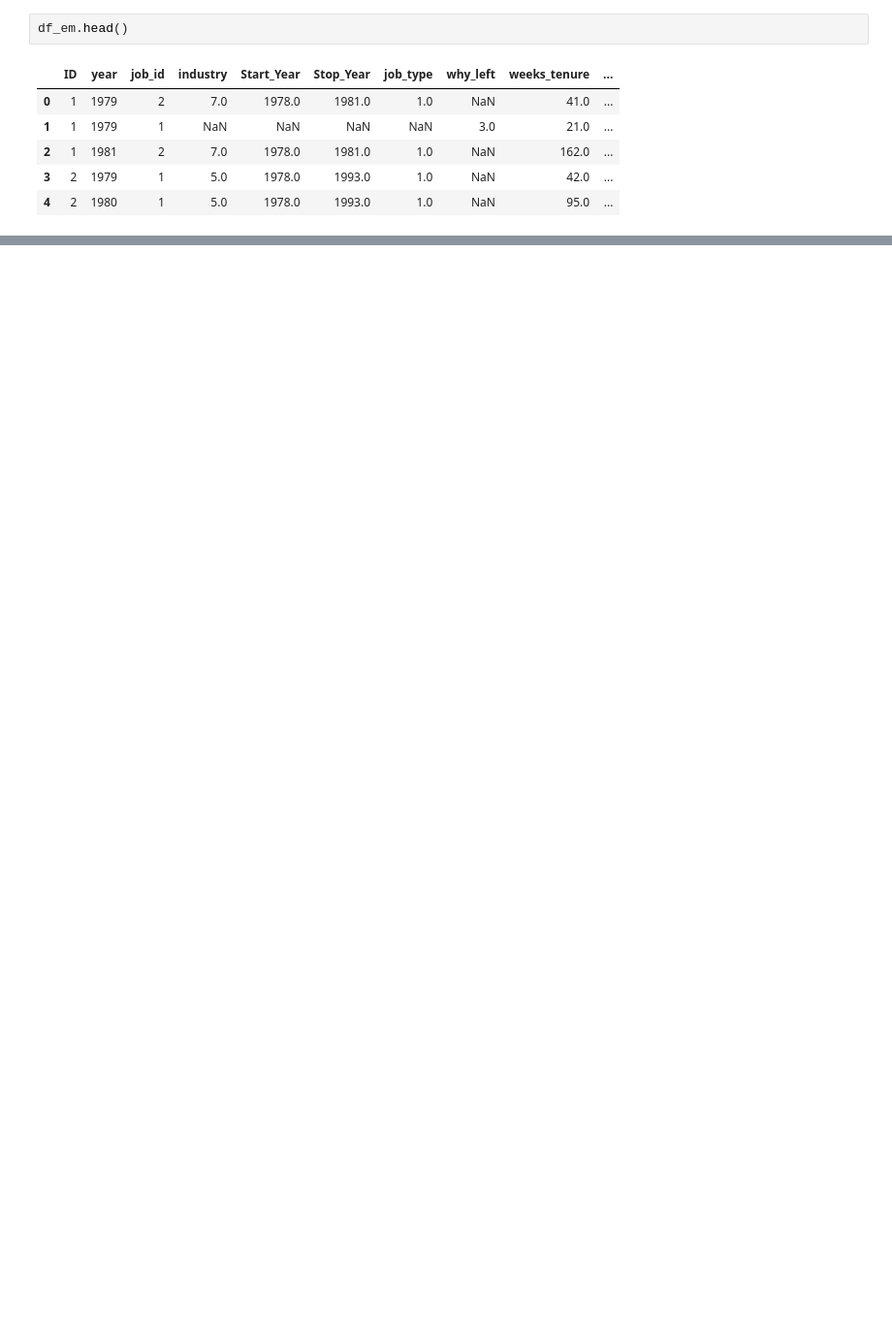
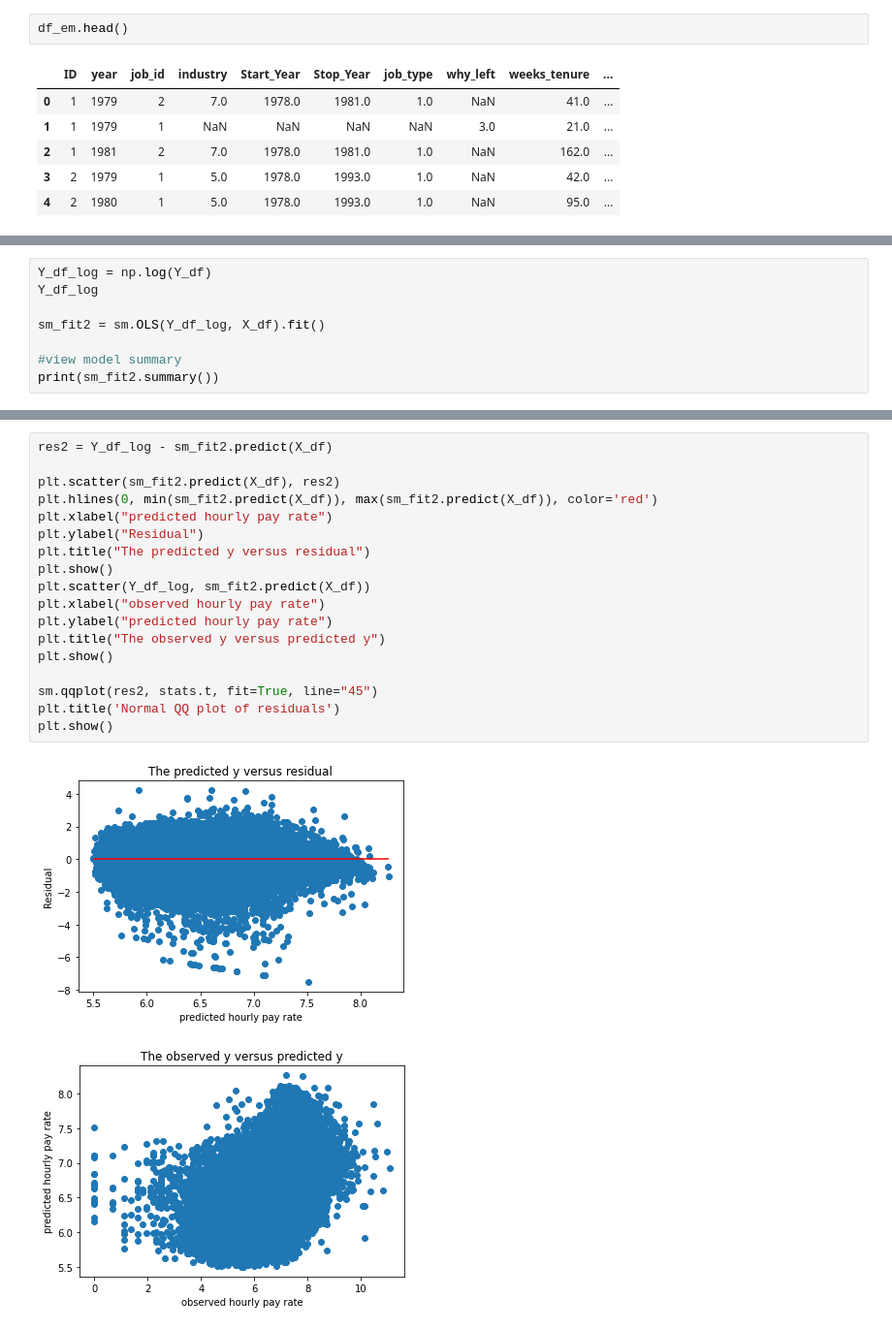
Before and after one commit to yifan6210/DS4A_Capstone, a Jupyter notebook: Project.ipynb, the cells around one changed output, grey strips where cells are left out. Shown at 97% size. Saved outputs shown, nothing was run; the diff lists cells and outputs as text; blank space fills up the shorter version.

```diff
--- a/Project.ipynb
+++ b/Project.ipynb
@@ -167,0 +383,8 @@ memory usage: 234.0 MB
+# %%
+Y_df_log = np.log(Y_df)
+Y_df_log
+
+sm_fit2 = sm.OLS(Y_df_log, X_df).fit()
+
+#view model summary
+print(sm_fit2.summary())
@@ -167,0 +425,21 @@ memory usage: 234.0 MB
+# %%
+res2 = Y_df_log - sm_fit2.predict(X_df)
+
+plt.scatter(sm_fit2.predict(X_df), res2)
+plt.hlines(0, min(sm_fit2.predict(X_df)), max(sm_fit2.predict(X_df)), color='red')
+plt.xlabel("predicted hourly pay rate")
+plt.ylabel("Residual")
+plt.title("The predicted y versus residual")
+plt.show()
+plt.scatter(Y_df_log, sm_fit2.predict(X_df))
+plt.xlabel("observed hourly pay rate")
+plt.ylabel("predicted hourly pay rate")
+plt.title("The observed y versus predicted y")
+plt.show()
+
+sm.qqplot(res2, stats.t, fit=True, line="45")
+plt.title('Normal QQ plot of residuals')
+plt.show()
+# %% [output]
+[figure, added]
+[figure, added]
```
Also changed, not shown: parts of 28 cells of this notebook.
